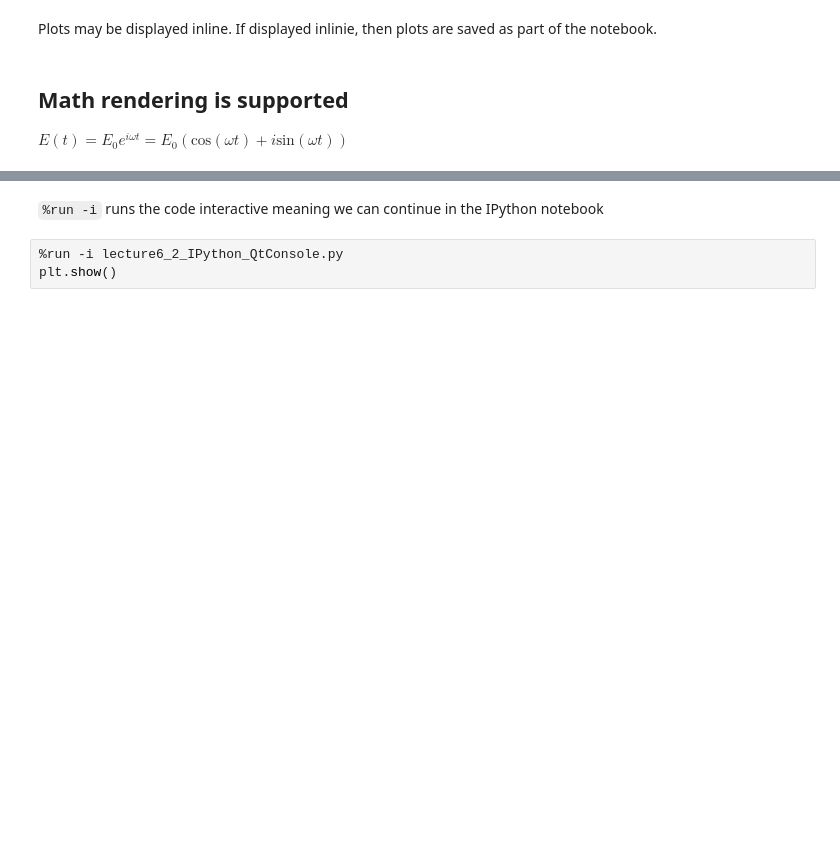
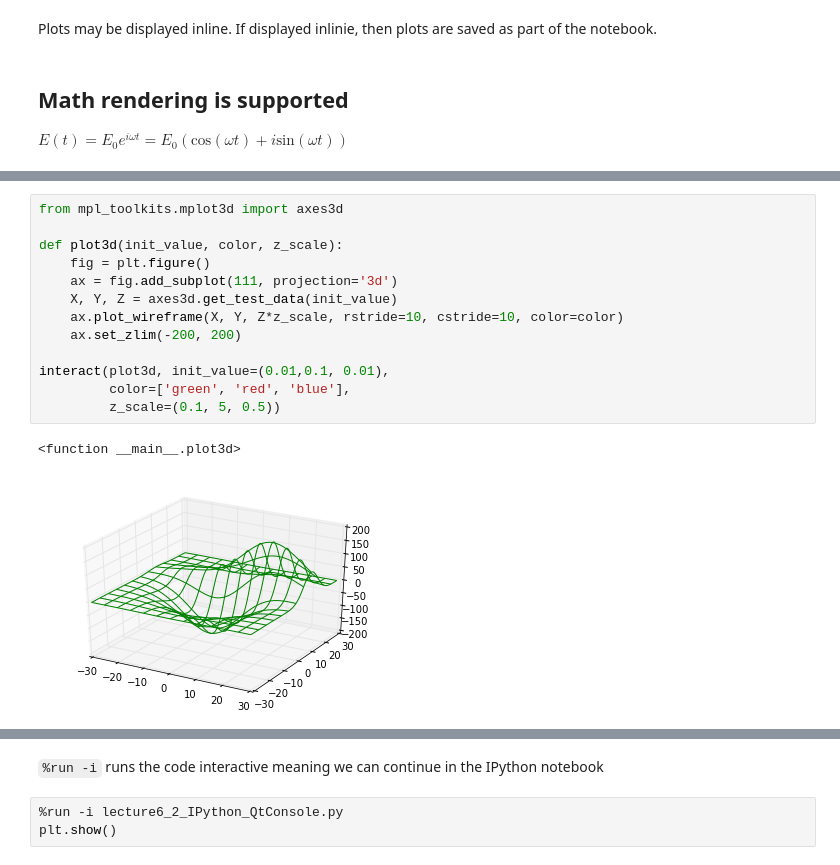
Before and after one commit to TUW-GEO-python-intro/slide-deck, a Jupyter notebook: 06-Matplotlib, Ipython/lecture6_3_IPython_notebook.ipynb, the cells around one changed output, grey strips where cells are left out. Drawn from its saved outputs; the diff is of its cells as text; blank space fills up the shorter version.

```diff
--- a/06-Matplotlib, Ipython/lecture6_3_IPython_notebook.ipynb
+++ b/06-Matplotlib, Ipython/lecture6_3_IPython_notebook.ipynb
@@ -177,0 +212,16 @@ plt.show()
+# %%
+from mpl_toolkits.mplot3d import axes3d
+
+def plot3d(init_value, color, z_scale):
+    fig = plt.figure()
+    ax = fig.add_subplot(111, projection='3d')
+    X, Y, Z = axes3d.get_test_data(init_value)
+    ax.plot_wireframe(X, Y, Z*z_scale, rstride=10, cstride=10, color=color)
+    ax.set_zlim(-200, 200)
+
+interact(plot3d, init_value=(0.01,0.1, 0.01),
+         color=['green', 'red', 'blue'],
+         z_scale=(0.1, 5, 0.5))
+# %% [output]
+<function __main__.plot3d>
+[figure, added]
```
Also changed, not shown: parts of 18 cells of this notebook.
